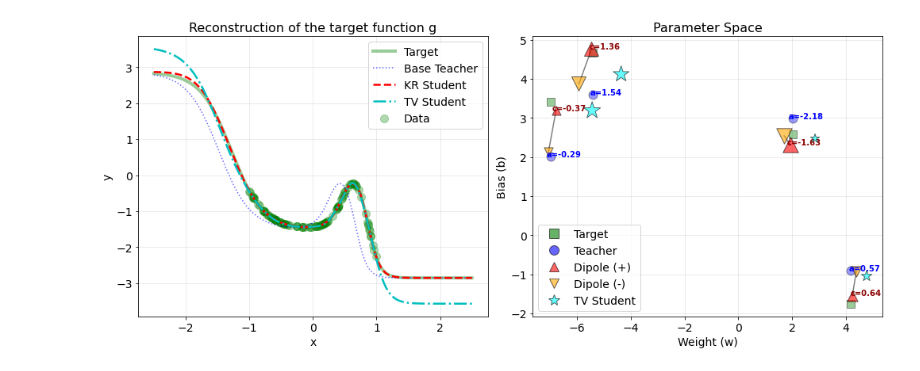
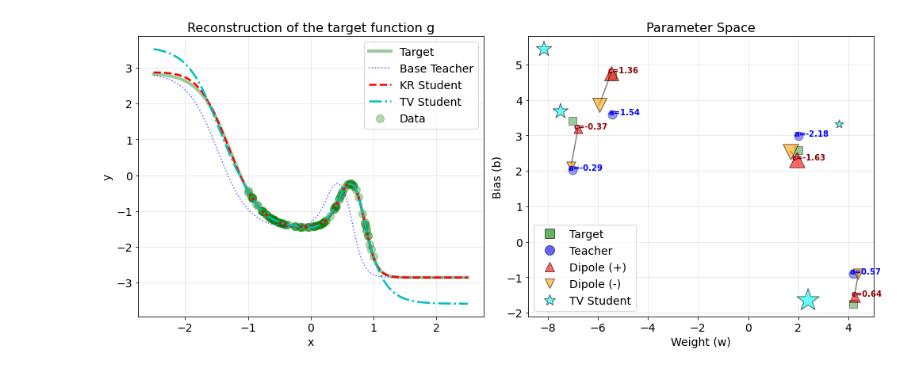
Before and after one commit to EmanueleNaldi/Training-with-KR-norms, a Jupyter notebook: Train_with_KR.ipynb, the cells around one changed output. Cells and saved outputs as stored; diff of their text form; code cells hidden in the pictures.

```diff
--- a/Train_with_KR.ipynb
+++ b/Train_with_KR.ipynb
@@ -52,7 +52,8 @@ c = a_teacher.clone().detach().requires_grad_(True)
 # TV STUDENT
 w_bar = w_teacher.clone().detach().requires_grad_(True)
 b_bar = b_teacher.clone().detach().requires_grad_(True)
-a_bar = a_teacher.clone().detach().requires_grad_(True)
+# a_bar = a_teacher.clone().detach().requires_grad_(True)
+a_bar = torch.zeros_like(a_teacher, requires_grad=True)     # More fair, they both start exactly from the teacher
 
 # --- OPTIMIZERS ---
 optimizer_dipole = optim.Adam([c, w_plus, b_plus, w_minus, b_minus], lr=learning_rate)
@@ -340,7 +341,8 @@ c = a_teacher.clone().detach().requires_grad_(True)
 # TV STUDENT
 w_bar = w_teacher.clone().detach().requires_grad_(True)
 b_bar = b_teacher.clone().detach().requires_grad_(True)
-a_bar = a_teacher.clone().detach().requires_grad_(True)
+# a_bar = a_teacher.clone().detach().requires_grad_(True)
+a_bar = torch.zeros_like(a_teacher, requires_grad=True)     # More fair, they both start exactly from the teacher
 
 # --- OPTIMIZERS ---
 optimizer_dipole = optim.Adam([c, w_plus, b_plus, w_minus, b_minus], lr=learning_rate)
@@ -575,2 +577,2 @@ Standard Student Error: 0.17622073
 ==================================================
-[figure, old version]
+[figure, new version]
```
Also changed, not shown: parts of 2 cells of this notebook, 2 other files.
